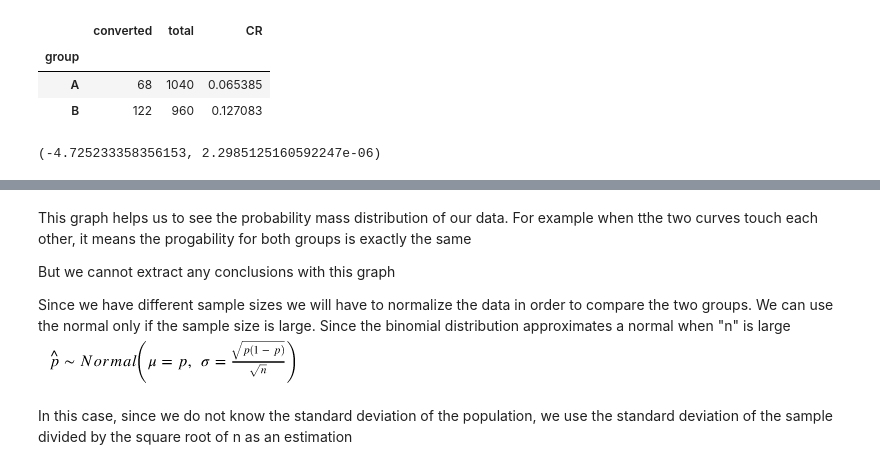
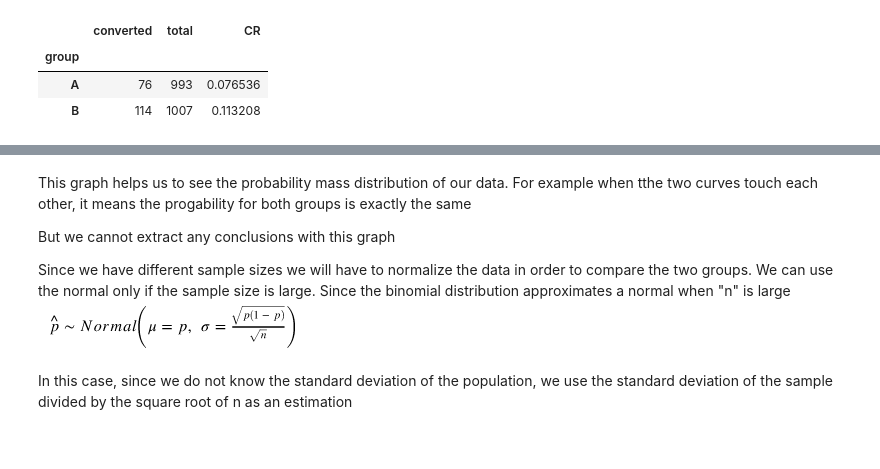
Before and after one commit to rangelrey/abTestingEx, a Jupyter notebook: abtestingex.ipynb, the cells around one changed output, grey strips where cells are left out. Cells and saved outputs as stored; diff of their text form; code cells hidden in the pictures.

```diff
--- a/abtestingex.ipynb
+++ b/abtestingex.ipynb
@@ -553,23 +554,34 @@ sig_level = 1 - confidence_level
-# %%
-#create random data, being 1 --> user converted and 0 user did not convert
-ab_data = generate_data(N_A, N_B, p_A, p_B)
-
-#Summarize data, which is the conversion rate for both groups?
-ab_data_summary = ab_data.groupby("group").sum()
-
-ab_data_summary["total"] = ab_data.groupby("group").count()["converted"]
-
-ab_data_summary["CR"]= ab_data_summary["converted"]/ab_data_summary["total"]
-
-display(ab_data_summary)
-# %% [output]
-|  | converted | total | CR |
-| group |  |  |  |
-| A | 68 | 1040 | 0.065385 |
-| B | 122 | 960 | 0.127083 |
 # %%
+#Summarize data, which is the conversion rate for both groups?
+ab_data_summary = ab_data.groupby("group").sum()
+
+ab_data_summary["total"] = ab_data.groupby("group").count()["converted"]
+
+ab_data_summary["CR"]= ab_data_summary["converted"]/ab_data_summary["total"]
+
+display(ab_data_summary)
+
 #remember this "scs.binom.pmf(k=2, n=10, p=0.5)" is read as:
 #probability of 2 heads after 10 throws with a probability of head = 0.5
 
 #remember this "binom.cdf(k=5, n=10, p=0.5)" is read as:
 #probability of 5 heads or less after 10 throws with a probability of head = 0.5
+
+
+#extract data from dataframe
+A_group = ab_data[ab_data['group'] == 'A']
+B_group = ab_data[ab_data['group'] == 'B']
+A_converted, B_converted = A_group['converted'].sum(), B_group['converted'].sum()
+
+N_A, N_B = len(A_group), len(B_group)
+
+
+p_A, p_B = A_converted / N_A, B_converted / N_B
+
+A_group_arr = np.asarray(A_group["converted"].to_list())
+B_group_arr = np.asarray(B_group["converted"].to_list())
+# %% [output]
+|  | converted | total | CR |
+| group |  |  |  |
+| A | 76 | 993 | 0.076536 |
+| B | 114 | 1007 | 0.113208 |
@@ -589,7 +588,3 @@ B_group_arr = np.asarray(B_group["converted"].to_list())
-# %%
-ztest(A_group_arr, B_group_arr, value=0, alternative='two-sided', usevar='pooled', ddof=1.0)
-# %% [output]
-(-4.725233358356153, 2.2985125160592247e-06)
 # %%
 #Plot the test and control group's probability mass functions
 
```
Also changed, not shown: parts of 12 cells of this notebook, 8 other files.
